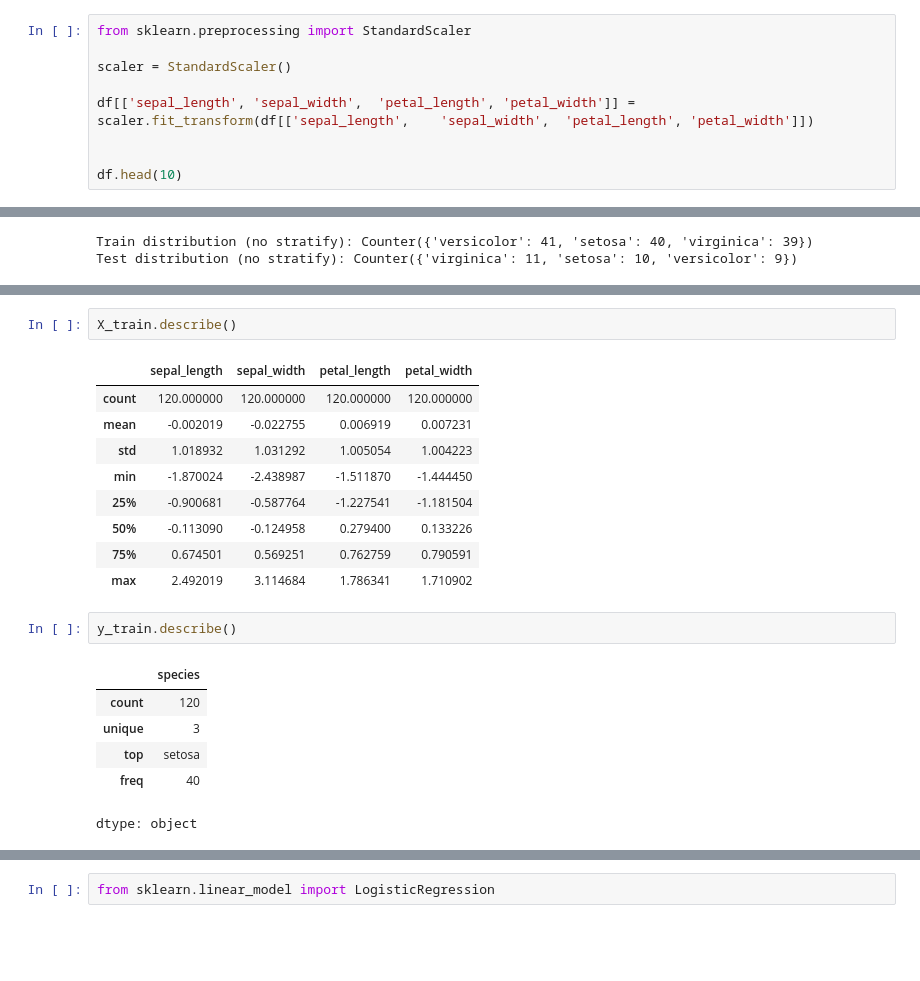
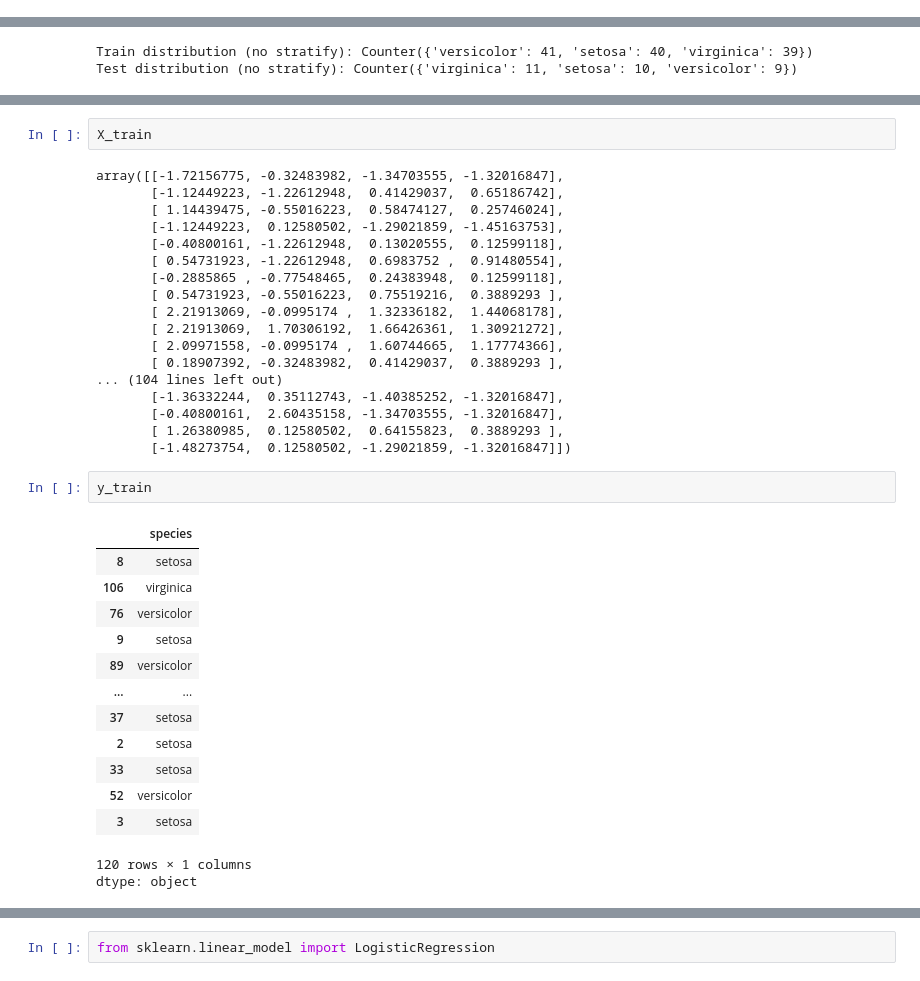
Before and after one commit to lovnishverma/iris-demo, a Jupyter notebook: iris_India_AI.ipynb, the cells around one changed output, grey strips where cells are left out. Drawn from its saved outputs; the diff is of its cells as text; blank space fills up the shorter version.

```diff
--- a/iris_India_AI.ipynb
+++ b/iris_India_AI.ipynb
@@ -30,12 +30,3 @@ df['species'].value_counts()
 | versicolor | 50 |
 | virginica | 50 |
 dtype: int64
-# %%
-from sklearn.preprocessing import StandardScaler
-
-scaler = StandardScaler()
-
-df[['sepal_length',	'sepal_width',	'petal_length', 'petal_width']] = scaler.fit_transform(df[['sepal_length',	'sepal_width',	'petal_length', 'petal_width']])
-
-
-df.head(10)
@@ -151,22 +153,38 @@ Test distribution (with stratify): Counter({'setosa': 10, 'virginica': 10, 'vers
 # %%
-X_train.describe()
+X_train
 # %% [output]
-|  | sepal_length | sepal_width | petal_length | petal_width |
-| count | 120.000000 | 120.000000 | 120.000000 | 120.000000 |
-| mean | -0.002019 | -0.022755 | 0.006919 | 0.007231 |
-| std | 1.018932 | 1.031292 | 1.005054 | 1.004223 |
-| min | -1.870024 | -2.438987 | -1.511870 | -1.444450 |
-| 25% | -0.900681 | -0.587764 | -1.227541 | -1.181504 |
-| 50% | -0.113090 | -0.124958 | 0.279400 | 0.133226 |
-| 75% | 0.674501 | 0.569251 | 0.762759 | 0.790591 |
-| max | 2.492019 | 3.114684 | 1.786341 | 1.710902 |
+array([[-1.72156775, -0.32483982, -1.34703555, -1.32016847],
+       [-1.12449223, -1.22612948,  0.41429037,  0.65186742],
+       [ 1.14439475, -0.55016223,  0.58474127,  0.25746024],
+       [-1.12449223,  0.12580502, -1.29021859, -1.45163753],
+       [-0.40800161, -1.22612948,  0.13020555,  0.12599118],
+       [ 0.54731923, -1.22612948,  0.6983752 ,  0.91480554],
+       [-0.2885865 , -0.77548465,  0.24383948,  0.12599118],
+       [ 0.54731923, -0.55016223,  0.75519216,  0.3889293 ],
+       [ 2.21913069, -0.0995174 ,  1.32336182,  1.44068178],
+       [ 2.21913069,  1.70306192,  1.66426361,  1.30921272],
+       [ 2.09971558, -0.0995174 ,  1.60744665,  1.17774366],
+       [ 0.18907392, -0.32483982,  0.41429037,  0.3889293 ],
+... (104 lines left out)
+       [-1.36332244,  0.35112743, -1.40385252, -1.32016847],
+       [-0.40800161,  2.60435158, -1.34703555, -1.32016847],
+       [ 1.26380985,  0.12580502,  0.64155823,  0.3889293 ],
+       [-1.48273754,  0.12580502, -1.29021859, -1.32016847]])
 # %%
-y_train.describe()
+y_train
 # %% [output]
 |  | species |
-| count | 120 |
-| unique | 3 |
-| top | setosa |
-| freq | 40 |
+| 8 | setosa |
+| 106 | virginica |
+| 76 | versicolor |
+| 9 | setosa |
+| 89 | versicolor |
+| ... | ... |
+| 37 | setosa |
+| 2 | setosa |
+| 33 | setosa |
+| 52 | versicolor |
+| 3 | setosa |
+120 rows × 1 columns
 dtype: object
 # %%
```
Also changed, not shown: parts of 13 cells of this notebook.
